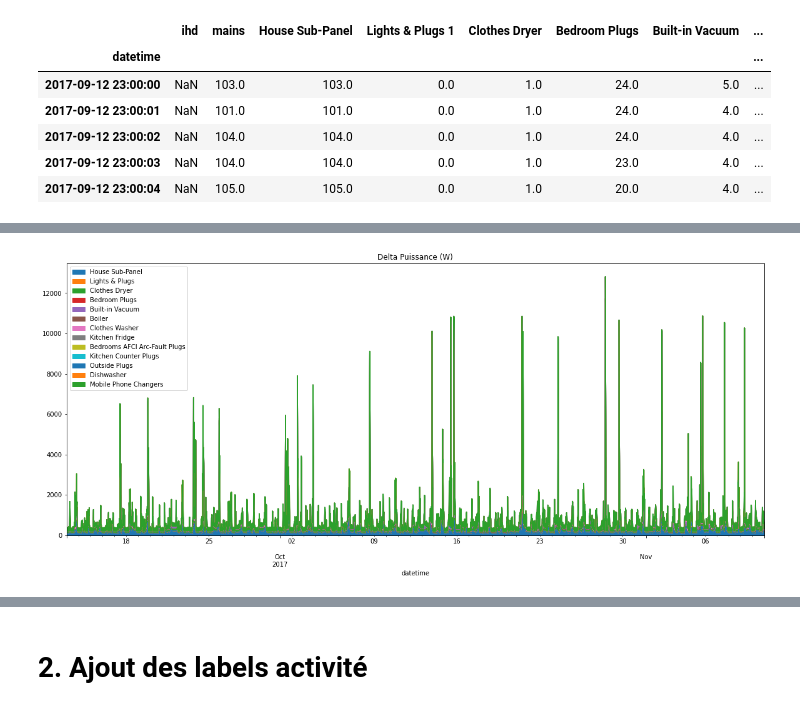
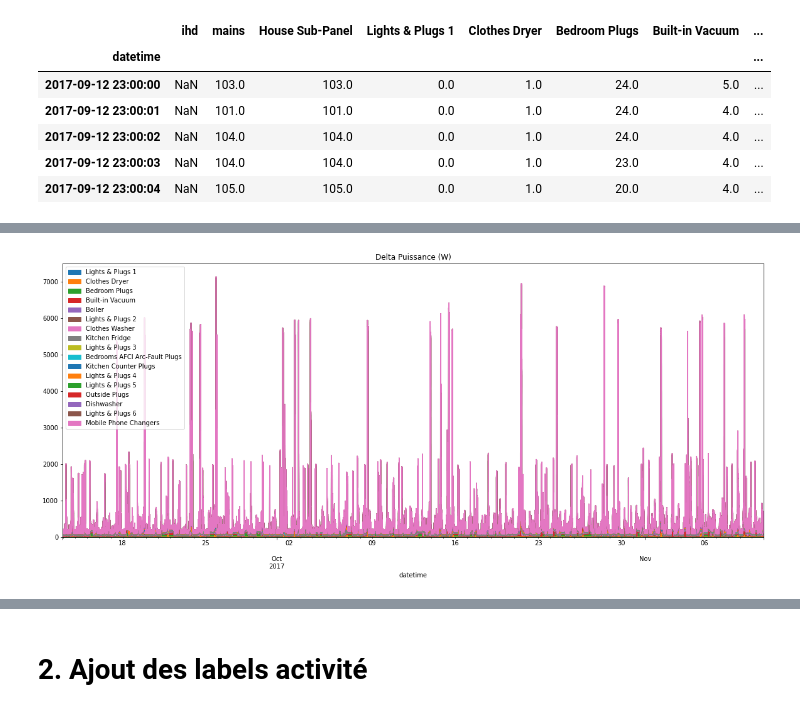
Before and after one commit to hugo-mi/Activity_Detection_From_Electrical_Consumption_Load_Curves, a Jupyter notebook: Exploratory Data Analysis/data_powers_house2_blk1_subs1-21.ipynb, the cells around one changed output, grey strips where cells are left out. Drawn from its saved outputs; the diff is of its cells as text; code cells hidden in the pictures.

Commit message:
adding a fews graphs

```diff
--- a/Exploratory Data Analysis/data_powers_house2_blk1_subs1-21.ipynb
+++ b/Exploratory Data Analysis/data_powers_house2_blk1_subs1-21.ipynb
@@ -107,9 +107,9 @@ house2_power_blk1.describe()
 # %%
 fig, ax = plt.subplots(1, 1, figsize=(20,8))
 #((((house2_power_blk1_norm[labels_active].abs() > tol).any(axis=1)*1).resample(rule='0.25H').mean() > 0.85)*1)['2016-02-13 08:00:00':'2016-02-14 08:00:00'].plot(label='activité 1', ax=ax);
 #((((house2_power_blk1_diff.abs() > house2_power_blk1_diff.std())*1).resample(rule='1H').mean() > 0.01)*1).plot(label='activité 2', ax=ax);
-house2_power_blk1.loc[:, all_groups].resample(rule='0.25H').mean().plot.area(title='Delta Puissance (W)',label='puissance', ax=ax);
+house2_power_blk1.loc[:, all_groups[1:]].resample(rule='1min').mean().plot.area(title='Delta Puissance (W)',label='puissance', ax=ax);
 
 ax.legend(loc='upper left');
 # %% [output]
-[figure, old version]
+[figure, new version]
```
Also changed, not shown: parts of 2 cells of this notebook.
